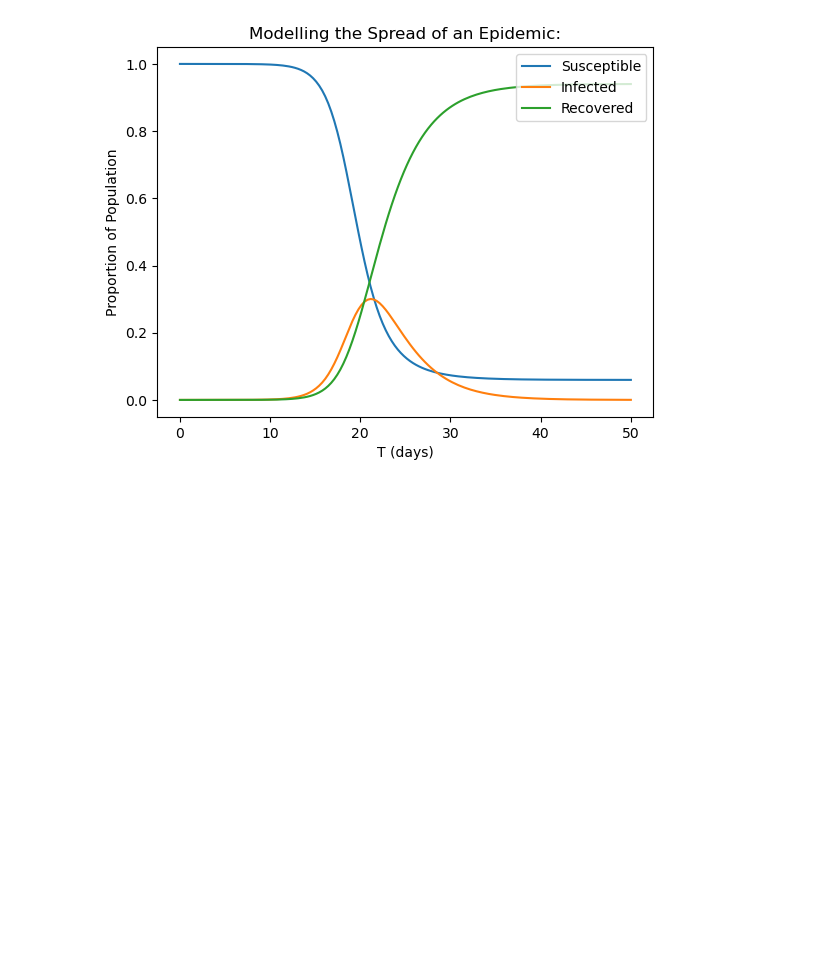
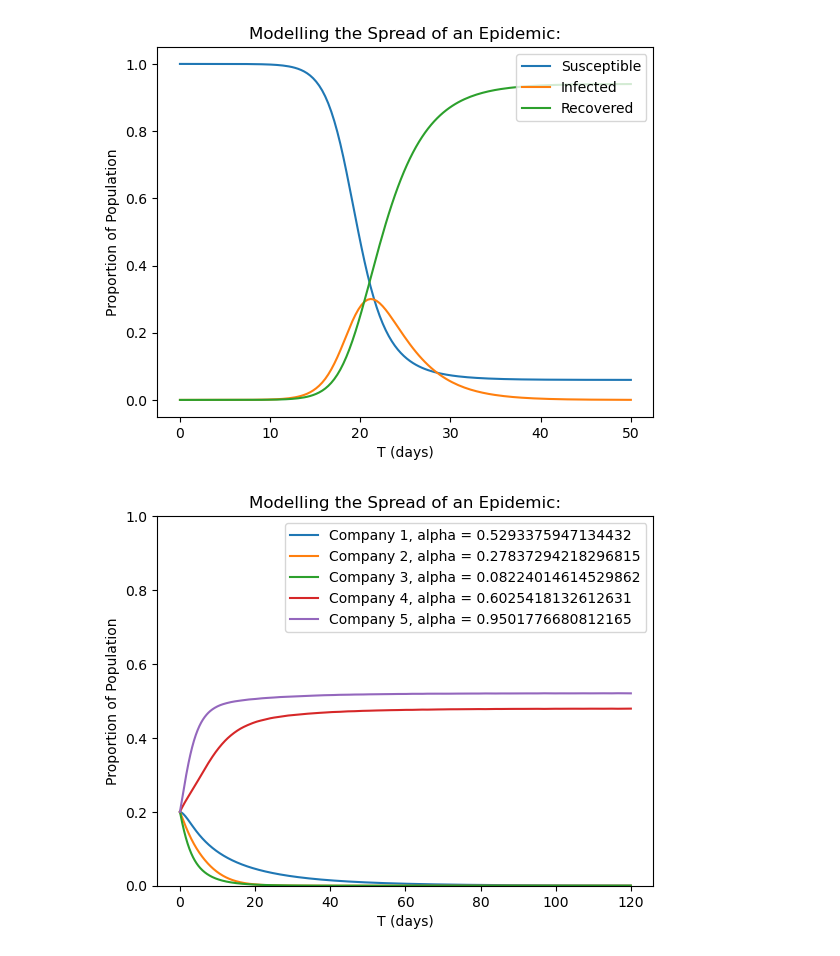
Before and after one commit to brandonwaits12/Radiator-Springs, a Jupyter notebook: radiator_springs.ipynb, the cells around one changed output. Cells and saved outputs as stored; diff of their text form; code cells hidden in the pictures; blank space fills up the shorter version.

Commit message:
Models

```diff
--- a/radiator_springs.ipynb
+++ b/radiator_springs.ipynb
@@ -41,0 +86,4 @@ SIR_Demo()
+# %%
+first_model()
+# %% [output]
+[figure, added]
```
Also changed, not shown: parts of 3 cells of this notebook.
